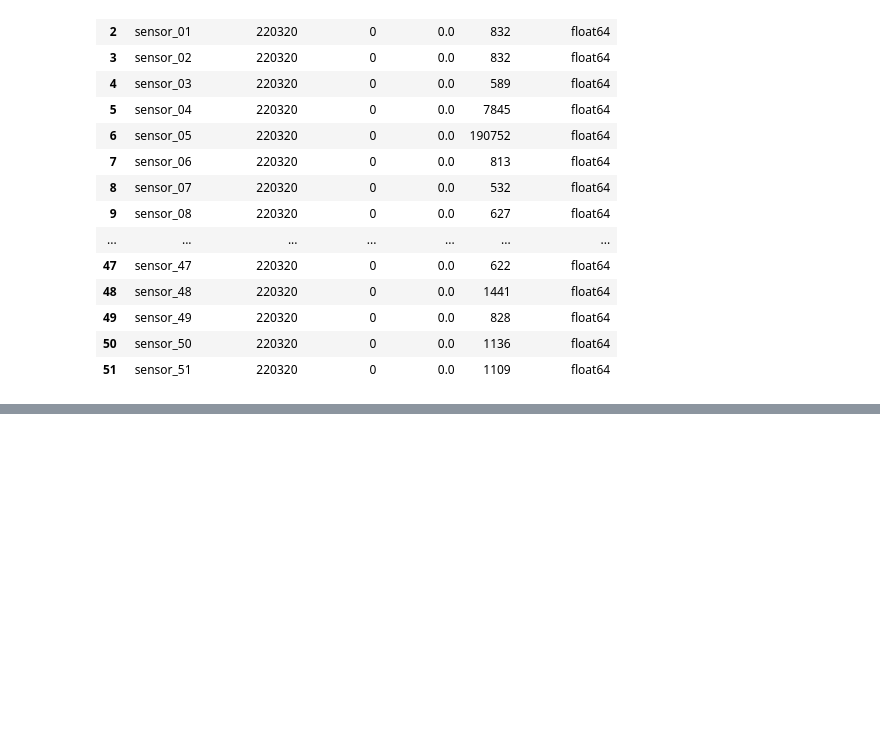
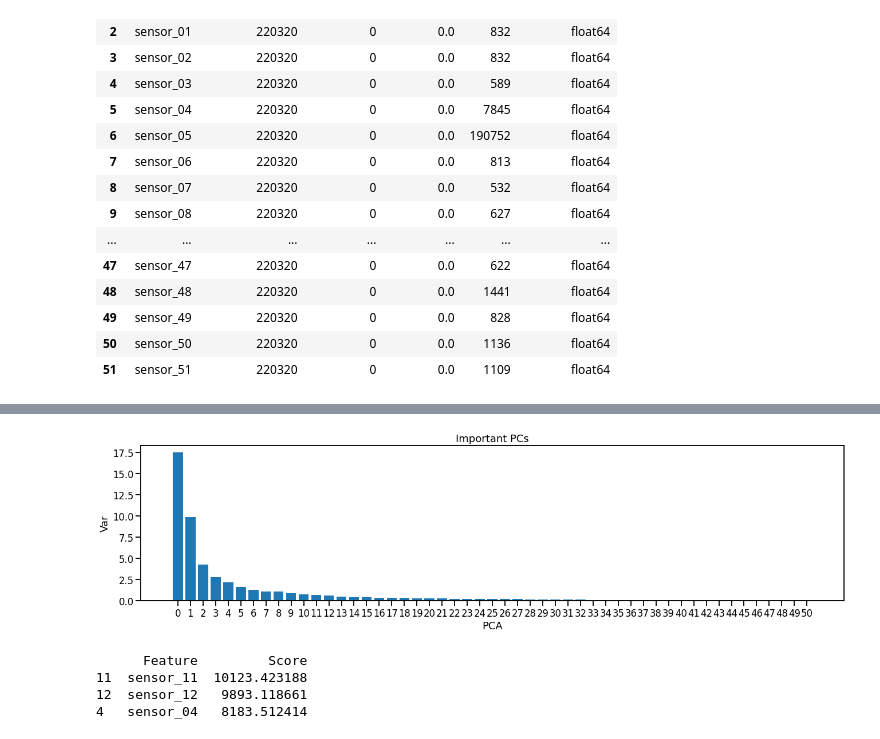
Before and after one commit to nils12344/PythonAdvancedGruppeD, a Jupyter notebook: Projekt Gruppe D.ipynb, the cells around one changed output, grey strips where cells are left out. Saved outputs shown, nothing was run; the diff lists cells and outputs as text; code cells hidden in the pictures; blank space fills up the shorter version.

```diff
--- a/Projekt Gruppe D.ipynb
+++ b/Projekt Gruppe D.ipynb
@@ -317,0 +411,17 @@ insights(df)
+# %%
+x = df_kaggle[sensorNames]
+scaler = StandardScaler()
+pca = PCA()
+pipeline = make_pipeline(scaler, pca)
+pipeline.fit(x)
+
+features = range(pca.n_components_)
+_ = plt.figure(figsize=(22, 5))
+_ = plt.bar(features, pca.explained_variance_)
+_ = plt.xlabel('PCA')
+_ = plt.ylabel('Var')
+_ = plt.xticks(features)
+_ = plt.title("Important PCs")
+plt.show()
+# %% [output]
+[figure, added]
@@ -317,0 +461,21 @@ insights(df)
+# %%
+# Apply SelectKBest class to extract the best 3 features - Univariate feature selection
+from sklearn.feature_selection import SelectKBest
+from sklearn.feature_selection import chi2
+from sklearn.preprocessing import MinMaxScaler
+x = df_kaggle.drop(['machine_status', 'PC0','PC1' ,'PC2', 'anomaly_pc1', 'anomaly_pc2', 'anomaly_pc3'], axis=1)
+y = df_kaggle['machine_status']
+scaler = MinMaxScaler()
+x_scaled = scaler.fit_transform(x)
+bestfeatures = SelectKBest(score_func=chi2, k=3)
+fit = bestfeatures.fit(x_scaled, y)
+dfscores = pd.DataFrame(fit.scores_)
+dfcolumns = pd.DataFrame(x.columns)
+featureScores = pd.concat([dfcolumns, dfscores], axis=1)
+featureScores.columns = ['Feature', 'Score']
+print(featureScores.nlargest(3, 'Score'))
+# %% [output]
+      Feature         Score
+11  sensor_11  10123.423188
+12  sensor_12   9893.118661
+4   sensor_04   8183.512414
```
Also changed, not shown: parts of 21 cells of this notebook.
